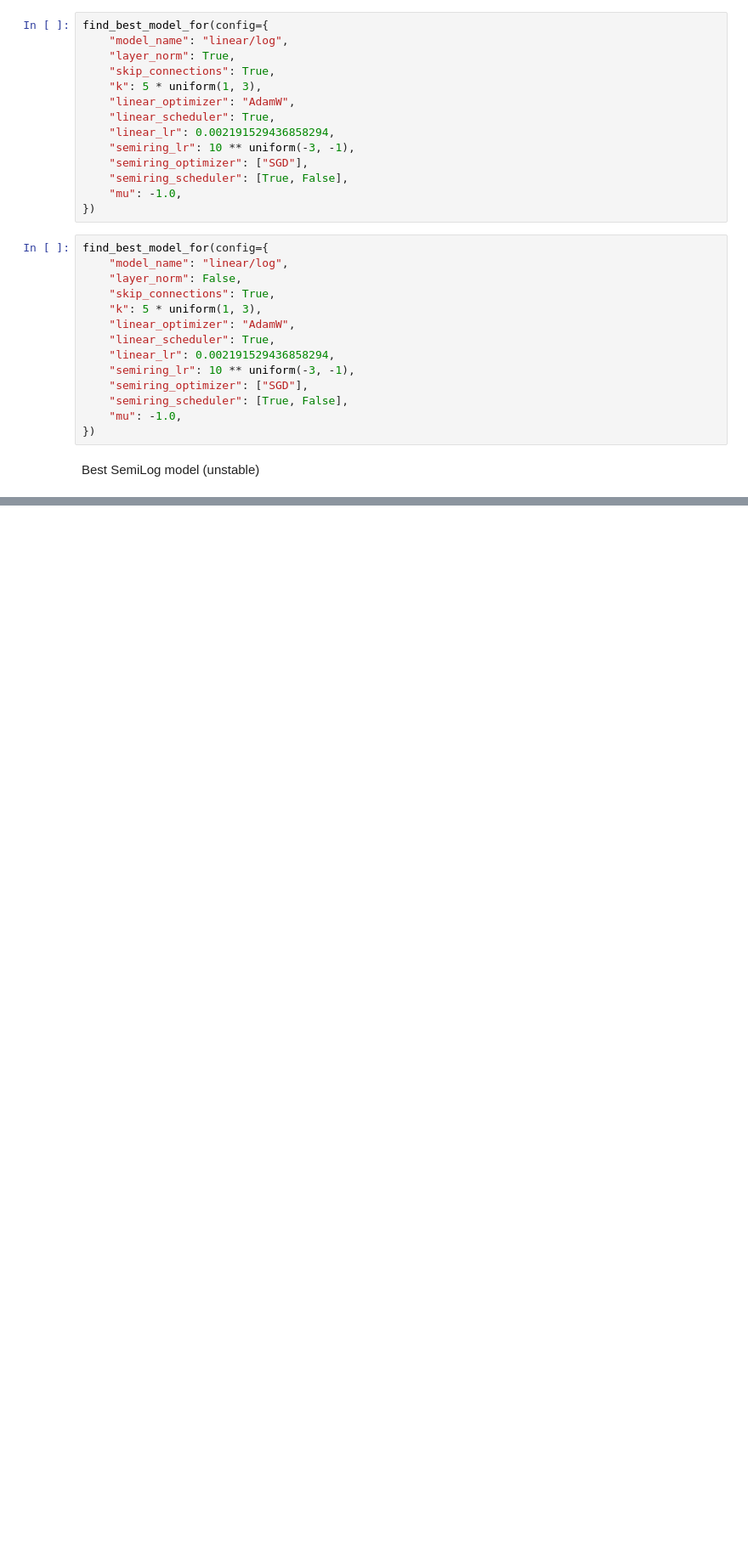
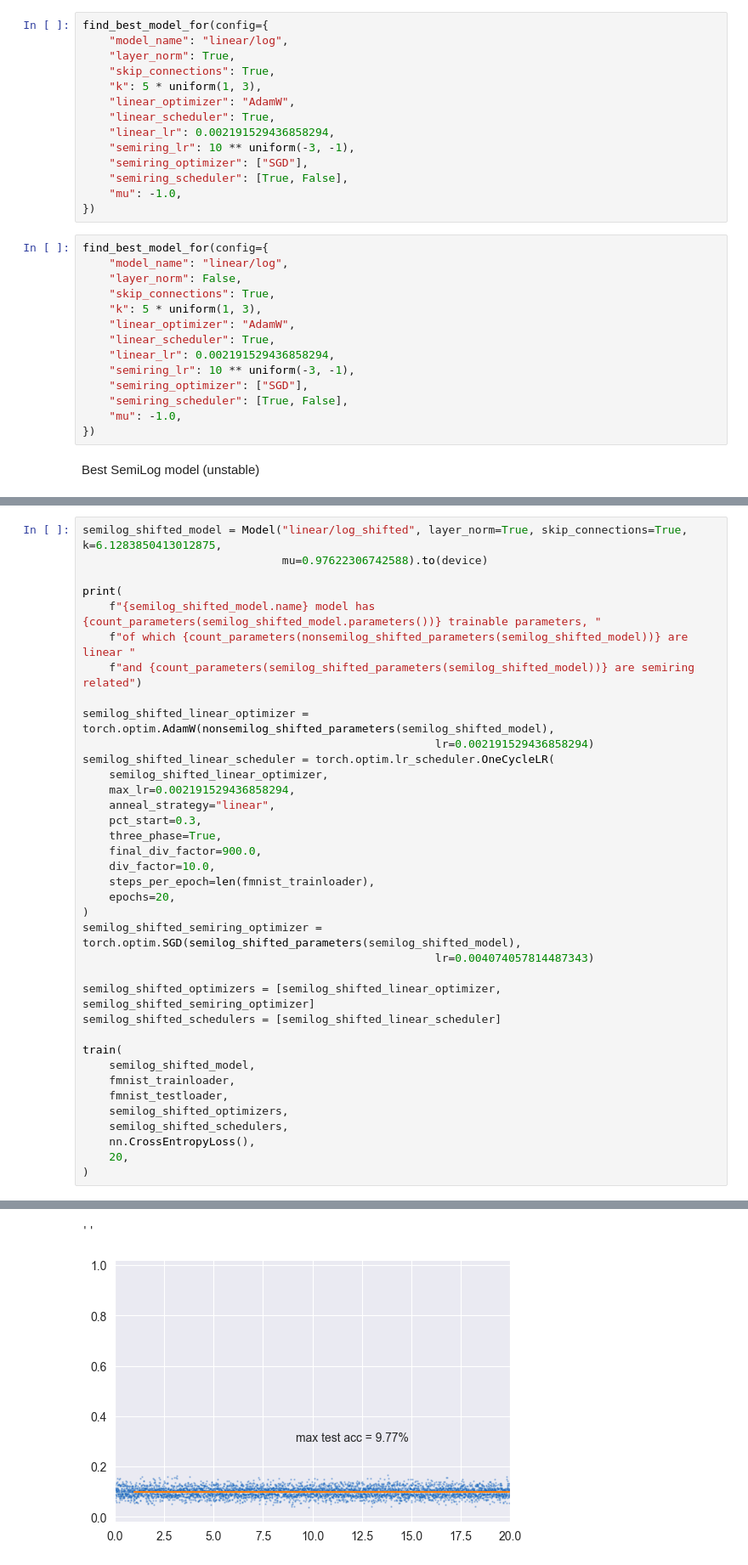
Before and after one commit to bmnsmets/semitorch, a Jupyter notebook: experiments/fullyconnected_fashion_standardized_no_weight_decay.ipynb, the cells around one changed output, grey strips where cells are left out. Shown at 85% size. Cells and saved outputs as stored; diff of their text form; blank space fills up the shorter version.

Commit message:
Introduce shifted and shifted/scaled variant of the log semiring

```diff
--- a/experiments/fullyconnected_fashion_standardized_no_weight_decay.ipynb
+++ b/experiments/fullyconnected_fashion_standardized_no_weight_decay.ipynb
@@ -961,0 +1000,38 @@ linear/log model has 398473 trainable parameters, of which 288020 are linear and
+# %%
+semilog_shifted_model = Model("linear/log_shifted", layer_norm=True, skip_connections=True, k=6.1283850413012875,
+                              mu=0.97622306742588).to(device)
+
+print(
+    f"{semilog_shifted_model.name} model has {count_parameters(semilog_shifted_model.parameters())} trainable parameters, "
+    f"of which {count_parameters(nonsemilog_shifted_parameters(semilog_shifted_model))} are linear "
+    f"and {count_parameters(semilog_shifted_parameters(semilog_shifted_model))} are semiring related")
+
+semilog_shifted_linear_optimizer = torch.optim.AdamW(nonsemilog_shifted_parameters(semilog_shifted_model),
+                                                     lr=0.002191529436858294)
+semilog_shifted_linear_scheduler = torch.optim.lr_scheduler.OneCycleLR(
+    semilog_shifted_linear_optimizer,
+    max_lr=0.002191529436858294,
+    anneal_strategy="linear",
+    pct_start=0.3,
+    three_phase=True,
+    final_div_factor=900.0,
+    div_factor=10.0,
+    steps_per_epoch=len(fmnist_trainloader),
+    epochs=20,
+)
+semilog_shifted_semiring_optimizer = torch.optim.SGD(semilog_shifted_parameters(semilog_shifted_model),
+                                                     lr=0.004074057814487343)
+
+semilog_shifted_optimizers = [semilog_shifted_linear_optimizer, semilog_shifted_semiring_optimizer]
+semilog_shifted_schedulers = [semilog_shifted_linear_scheduler]
+
+train(
+    semilog_shifted_model,
+    fmnist_trainloader,
+    fmnist_testloader,
+    semilog_shifted_optimizers,
+    semilog_shifted_schedulers,
+    nn.CrossEntropyLoss(),
+    20,
+)
+# %% [output]
@@ -961,0 +1039,2 @@ linear/log model has 398473 trainable parameters, of which 288020 are linear and
+''
+[figure, added]
```
Also changed, not shown: parts of 7 cells of this notebook, 3 other files.
